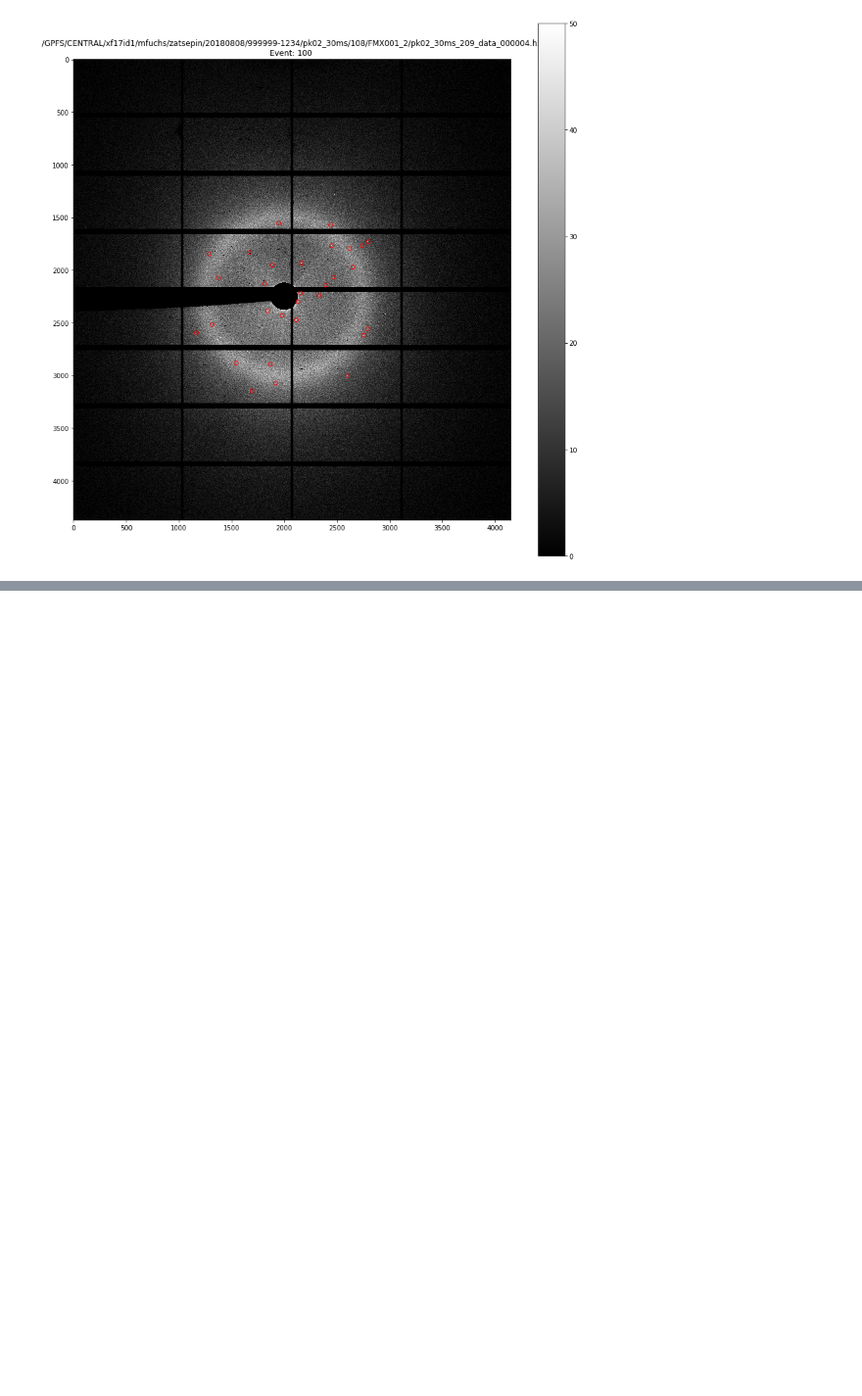
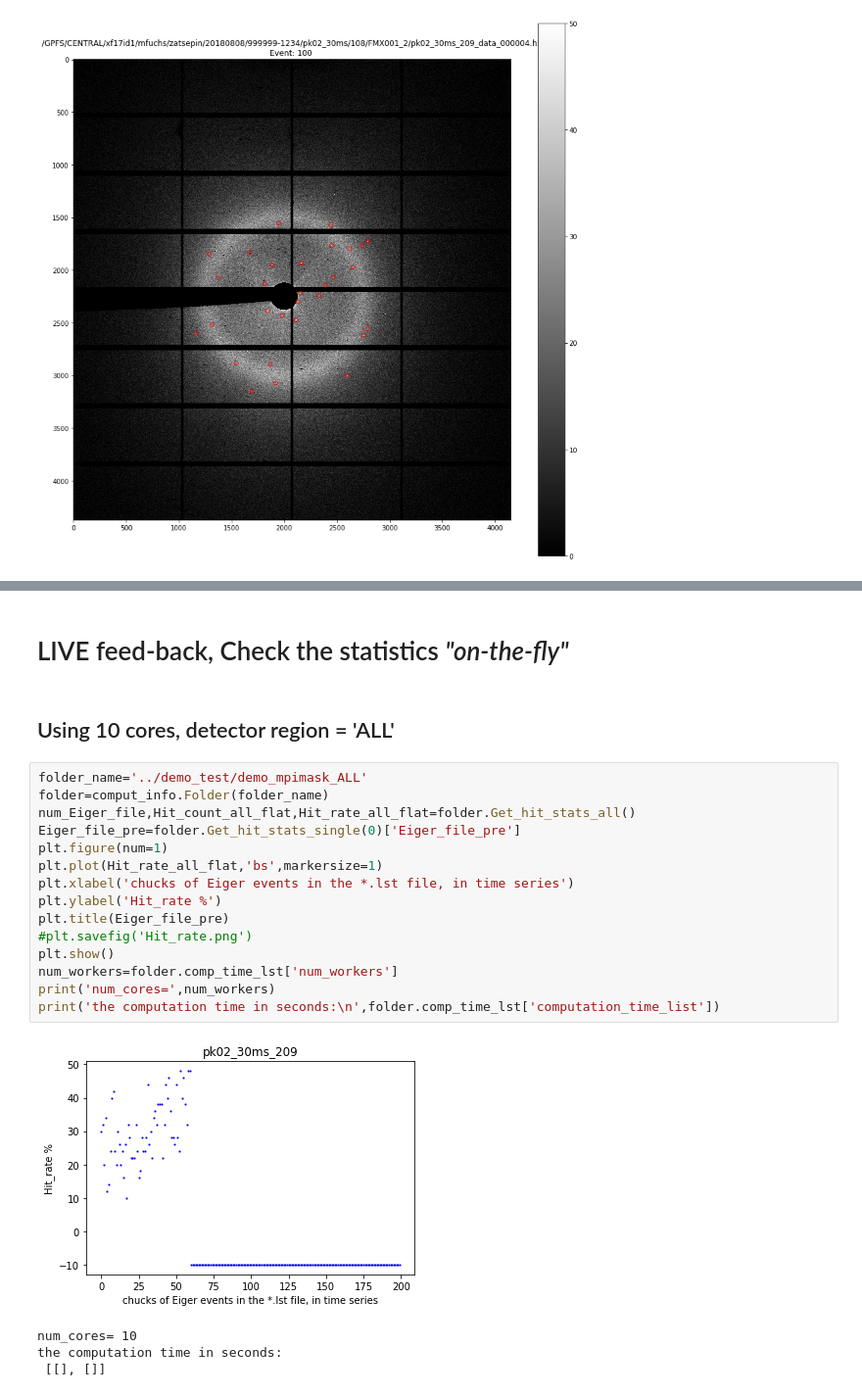
Before and after one commit to chufengl/NSLS_FMX_tools, a Jupyter notebook: NSLS_FMX_tools.ipynb, the cells around one changed output, grey strips where cells are left out. Shown at 98% size. Cells and saved outputs as stored; diff of their text form; blank space fills up the shorter version.

```diff
--- a/NSLS_FMX_tools.ipynb
+++ b/NSLS_FMX_tools.ipynb
@@ -277,0 +282,24 @@ The shape of the image is : (4371, 4150)
+# %% [markdown]
+# LIVE feed-back, Check the statistics *"on-the-fly"*
+# %% [markdown]
+## Using 10 cores, detector region = 'ALL'
+# %%
+folder_name='../demo_test/demo_mpimask_ALL'
+folder=comput_info.Folder(folder_name)
+num_Eiger_file,Hit_count_all_flat,Hit_rate_all_flat=folder.Get_hit_stats_all()
+Eiger_file_pre=folder.Get_hit_stats_single(0)['Eiger_file_pre']
+plt.figure(num=1)
+plt.plot(Hit_rate_all_flat,'bs',markersize=1)
+plt.xlabel('chucks of Eiger events in the *.lst file, in time series')
+plt.ylabel('Hit_rate %')
+plt.title(Eiger_file_pre)
+#plt.savefig('Hit_rate.png')
+plt.show()
+num_workers=folder.comp_time_lst['num_workers']
+print('num_cores=',num_workers)
+print('the computation time in seconds:\n',folder.comp_time_lst['computation_time_list'])
+# %% [output]
+[figure, added]
+num_cores= 10
+the computation time in seconds:
+ [[], []]
```
Also changed, not shown: parts of 7 cells of this notebook, 2 other files.
